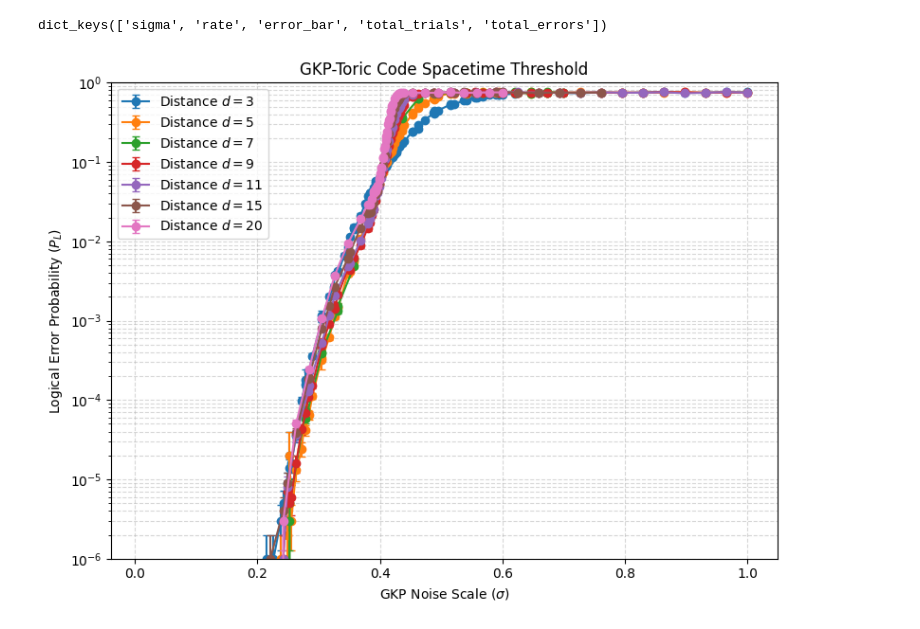
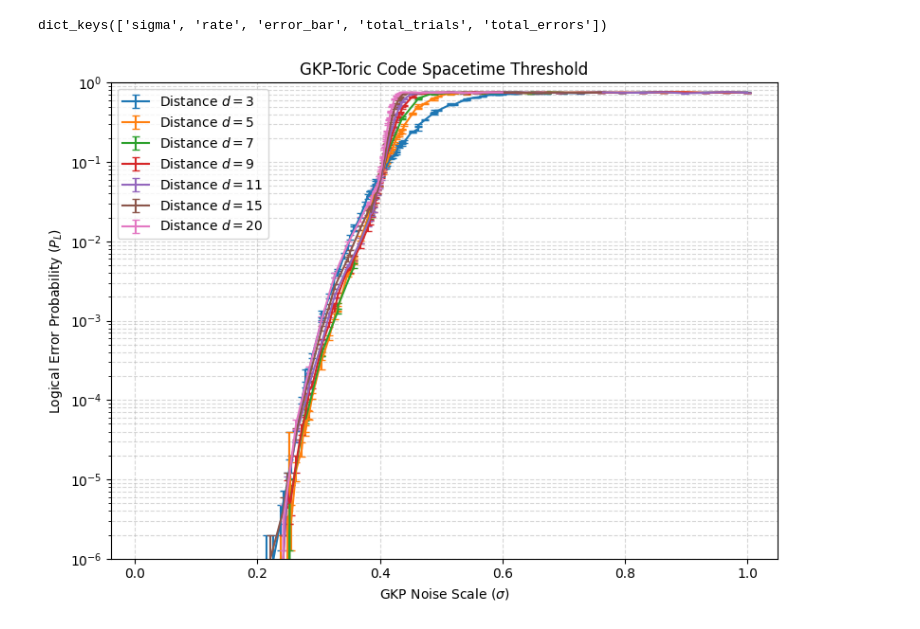
Before and after one commit to laramt04/GKP_QEC_Project_Code, a Jupyter notebook: GKP_toric.ipynb, the cells around one changed output. Saved outputs shown, nothing was run; the diff lists cells and outputs as text; code cells hidden in the pictures.

```diff
--- a/GKP_toric.ipynb
+++ b/GKP_toric.ipynb
@@ -536,49 +536,38 @@ print(data['3'].keys())
 # %% [output]
 dict_keys(['sigma', 'rate', 'error_bar', 'total_trials', 'total_errors'])
 # %%
-import json
-import matplotlib.pyplot as plt
-
-# 1. Load the cluster data
 file_path = "gkp_toric_spacetime_results.json"
 with open(file_path, "r") as f:
     data = json.load(f)
 
 plt.figure(figsize=(8, 6))
-
-# 2. Parse and plot data per distance
-# Top-level keys are your distances: '3', '5', '7', etc.
 for distance in sorted(data.keys(), key=int):
     sim_lists = data[distance]
 
     sigmas = sim_lists['sigma']
     logical_rates = sim_lists['rate']
     error_bars = sim_lists['error_bar']
 
-    # Sort everything together by sigma to keep the lines smooth
     sorted_data = sorted(zip(sigmas, logical_rates, error_bars), key=lambda x: x[0])
     sorted_sigmas, sorted_rates, sorted_errors = zip(*sorted_data)
 
-    # Plot using error bars for scientific accuracy
     plt.errorbar(
         sorted_sigmas,
         sorted_rates,
         yerr=sorted_errors,
-        fmt='-o',
         capsize=3,
         label=f"Distance $d={distance}$"
     )
 
-# 3. Format the GKP-Toric QEC threshold plot
 plt.xlabel(r"GKP Noise Scale ($\sigma$)")
 plt.ylabel(r"Logical Error Probability ($P_L$)")
 plt.title("GKP-Toric Code Spacetime Threshold")
 plt.grid(True, which="both", ls="--", alpha=0.5)
 plt.yscale("log")
 plt.ylim(10e-7, 1)
 plt.legend()
 
 plt.tight_layout()
 plt.show()
 # %% [output]
-[figure, old version]
+[figure, new version]
```
Also changed, not shown: parts of 3 cells of this notebook.
